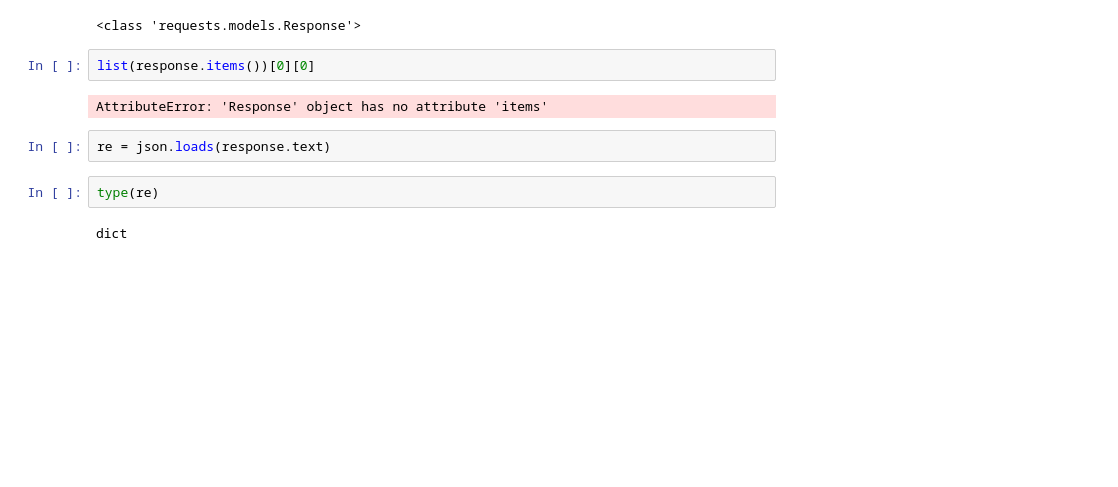
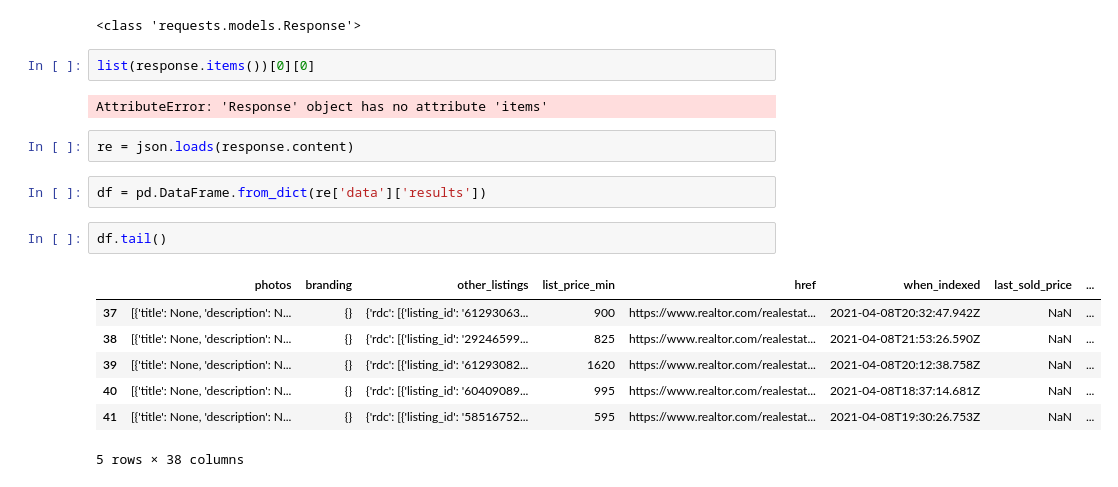
Before and after one commit to ericboss/WhiteCow2, a Jupyter notebook: deal/example.ipynb, the cells around one changed output. Saved outputs shown, nothing was run; the diff lists cells and outputs as text; blank space fills up the shorter version.

```diff
--- a/deal/example.ipynb
+++ b/deal/example.ipynb
@@ -120,8 +120,16 @@ list(response.items())[0][0]
 # %% [output]
 AttributeError: 'Response' object has no attribute 'items'
 # %%
-re = json.loads(response.text)
+re = json.loads(response.content)
-# %%
-type(re)
-# %% [output]
-dict
+# %%
+df = pd.DataFrame.from_dict(re['data']['results'])
+# %%
+df.tail()
+# %% [output]
+|  | photos | branding | other_listings | list_price_min | href | when_indexed | last_sold_price | ... |
+| 37 | [{'title': None, 'description': N... | {} | {'rdc': [{'listing_id': '61293063... | 900 | https://www.realtor.com/realestat... | 2021-04-08T20:32:47.942Z | NaN | ... |
+| 38 | [{'title': None, 'description': N... | {} | {'rdc': [{'listing_id': '29246599... | 825 | https://www.realtor.com/realestat... | 2021-04-08T21:53:26.590Z | NaN | ... |
+| 39 | [{'title': None, 'description': N... | {} | {'rdc': [{'listing_id': '61293082... | 1620 | https://www.realtor.com/realestat... | 2021-04-08T20:12:38.758Z | NaN | ... |
+| 40 | [{'title': None, 'description': N... | {} | {'rdc': [{'listing_id': '60409089... | 995 | https://www.realtor.com/realestat... | 2021-04-08T18:37:14.681Z | NaN | ... |
+| 41 | [{'title': None, 'description': N... | {} | {'rdc': [{'listing_id': '58516752... | 595 | https://www.realtor.com/realestat... | 2021-04-08T19:30:26.753Z | NaN | ... |
+5 rows × 38 columns
```
Also changed, not shown: parts of 12 cells of this notebook, 11 other files.
